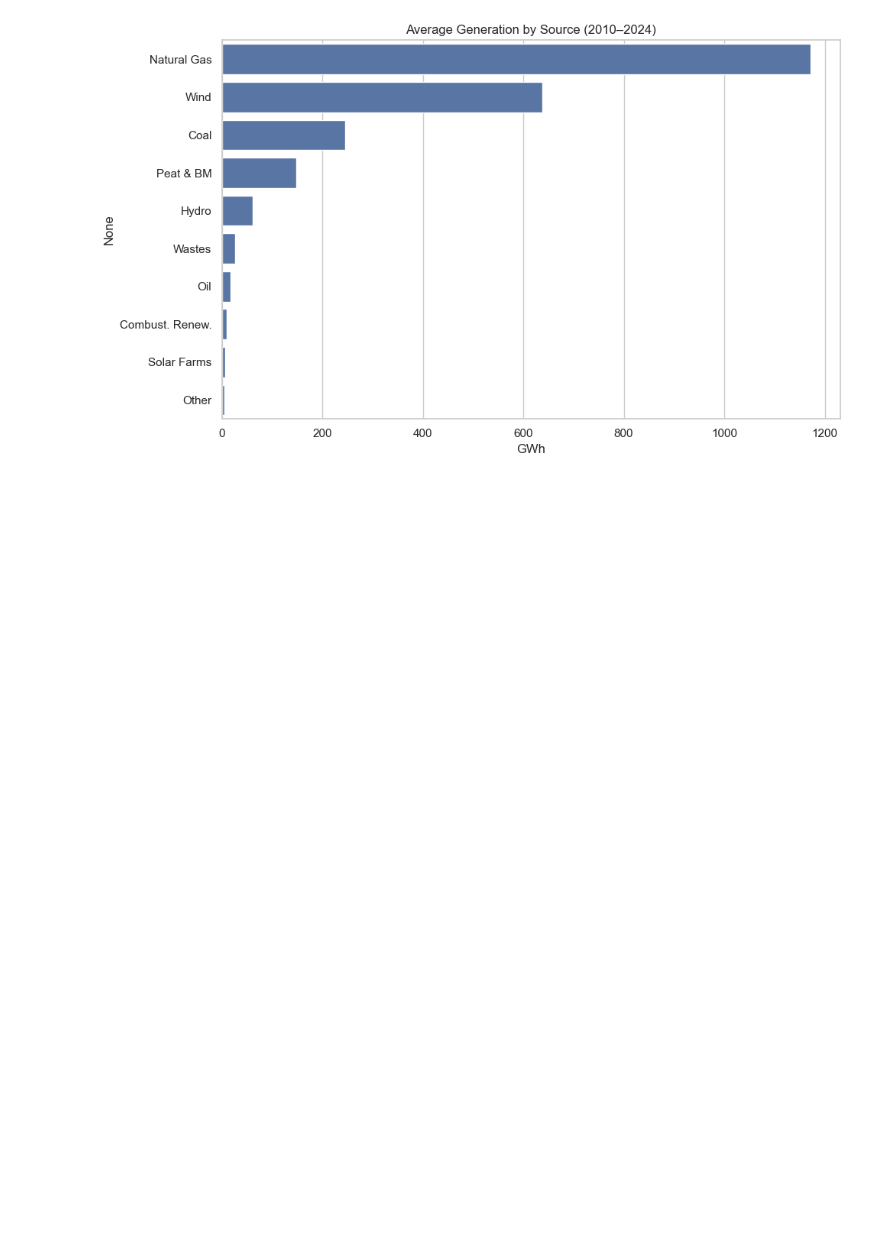
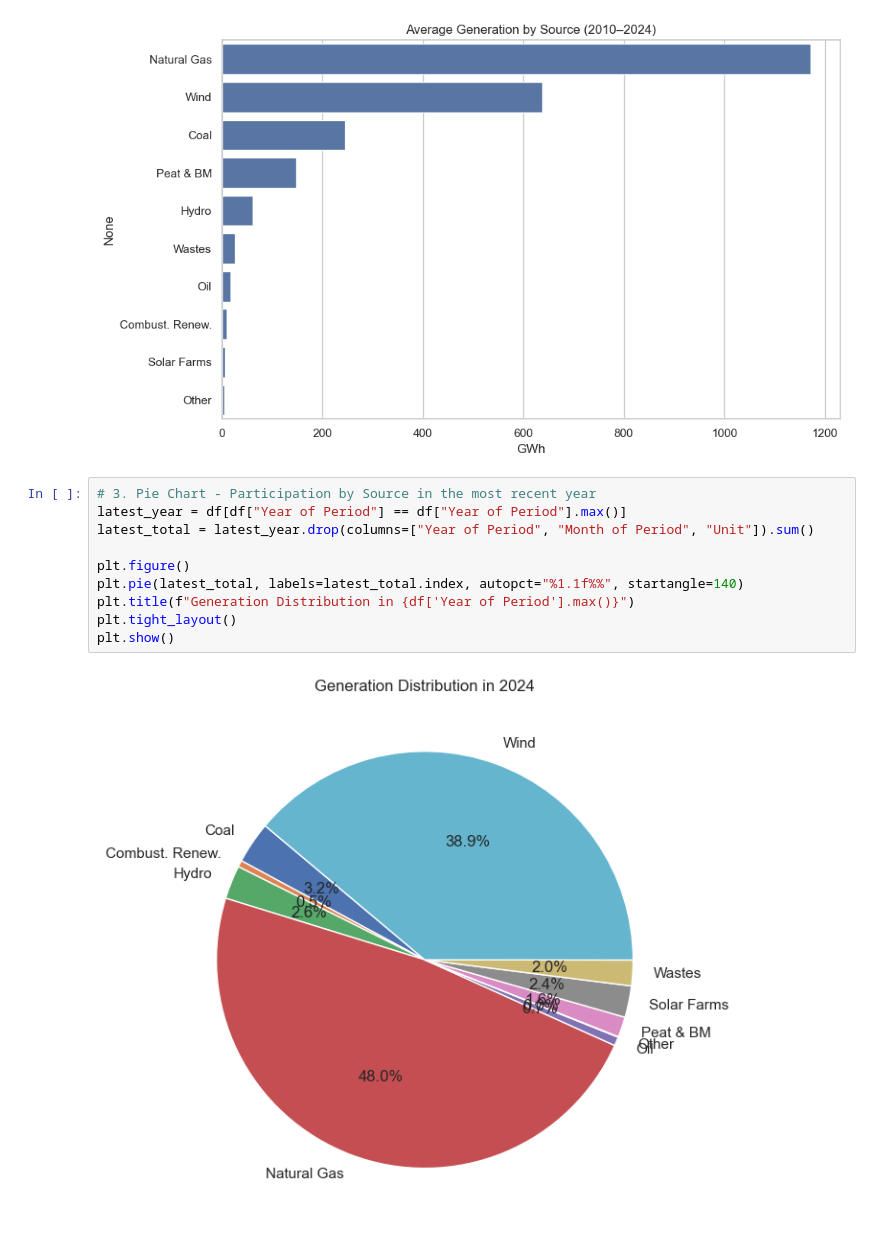
Before and after one commit to EnioKelsioV/RepeatDVCCA, a Jupyter notebook: RepeatDVCCA.ipynb, the cells around one changed output. Saved outputs shown, nothing was run; the diff lists cells and outputs as text; blank space fills up the shorter version.

```diff
--- a/RepeatDVCCA.ipynb
+++ b/RepeatDVCCA.ipynb
@@ -159,3 +171,15 @@ plt.tight_layout()
 plt.show()
 # %% [output]
 [figure]
+# %%
+# 3. Pie Chart - Participation by Source in the most recent year
+latest_year = df[df["Year of Period"] == df["Year of Period"].max()]
+latest_total = latest_year.drop(columns=["Year of Period", "Month of Period", "Unit"]).sum()
+
+plt.figure()
+plt.pie(latest_total, labels=latest_total.index, autopct="%1.1f%%", startangle=140)
+plt.title(f"Generation Distribution in {df['Year of Period'].max()}")
+plt.tight_layout()
+plt.show()
+# %% [output]
+[figure, added]
```
Also changed, not shown: parts of 3 cells of this notebook.
